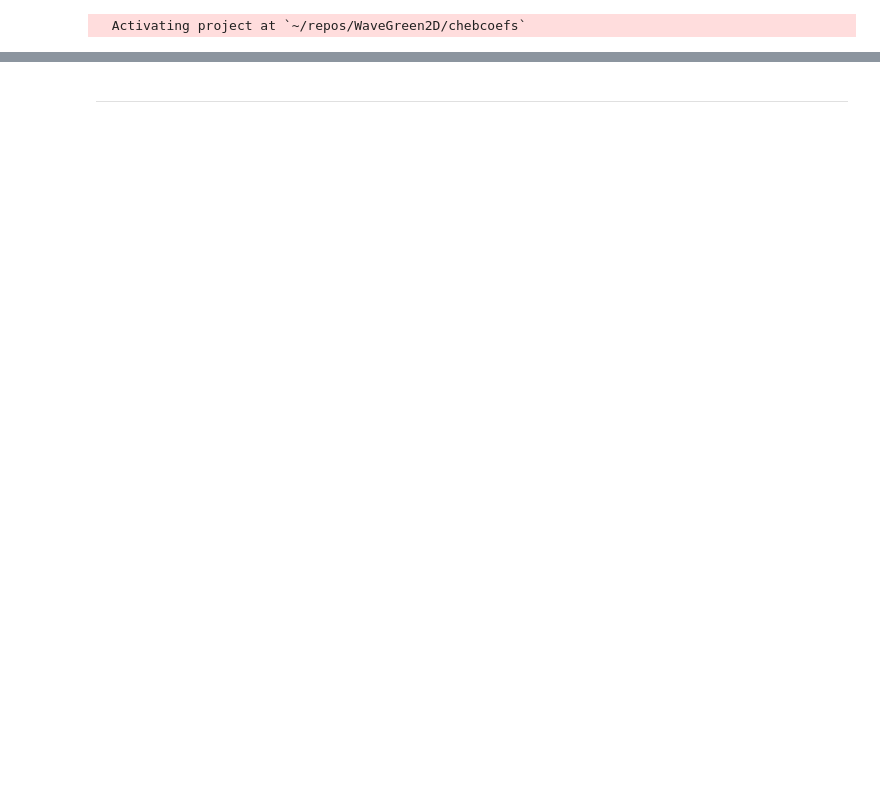
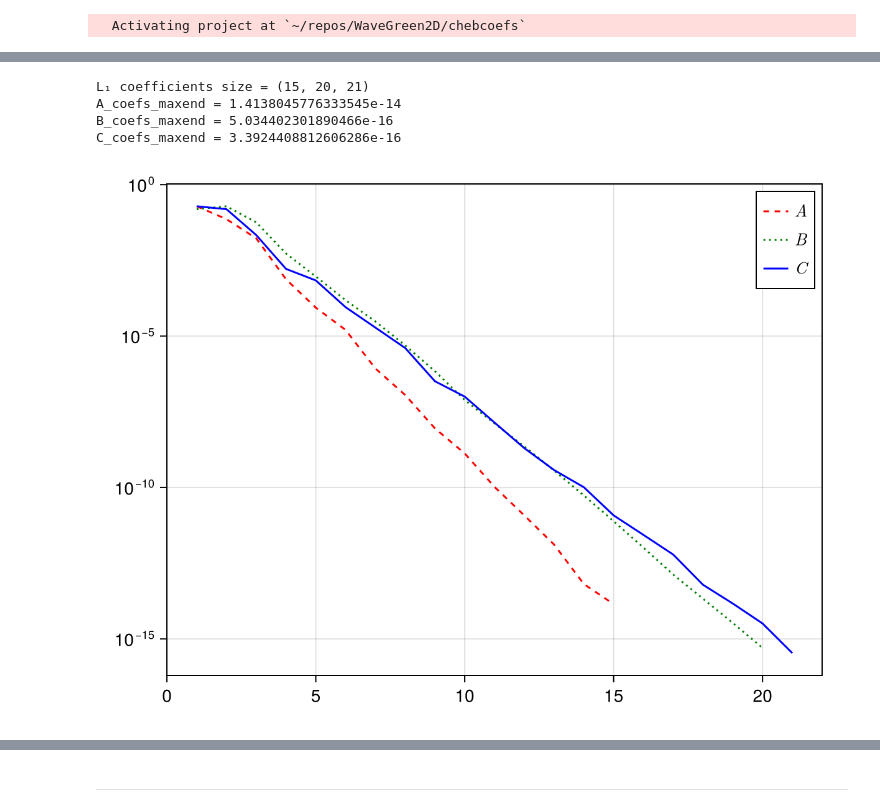
Before and after one commit to rodpcastro/WaveGreen2D.jl, a Jupyter notebook: notebooks/chebdomains02.ipynb, the cells around one changed output, grey strips where cells are left out. Saved outputs shown, nothing was run; the diff lists cells and outputs as text; code cells hidden in the pictures; blank space fills up the shorter version.

```diff
--- a/notebooks/chebdomains02.ipynb
+++ b/notebooks/chebdomains02.ipynb
@@ -214,0 +219,33 @@ fig
+# %%
+L₁C_n = (14, 19, 20)
+
+L₁C_lb = SA[0.0, 0.0, Cmax]
+L₁C_ub = SA[0.5, 1.0, Cmax2]
+
+coefs = generate_coefficients(L₁C, L₁C_n, L₁C_lb, L₁C_ub; tol=tol)
+
+println("L₁ coefficients size = ", coefs.size)
+println("A_coefs_maxend = ", maximum(abs.(coefs[end, :, :])))
+println("B_coefs_maxend = ", maximum(abs.(coefs[:, end, :])))
+println("C_coefs_maxend = ", maximum(abs.(coefs[:, :, end])))
+# %% [output]
+L₁ coefficients size = (15, 20, 21)
+A_coefs_maxend = 1.4138045776333545e-14
+B_coefs_maxend = 5.034402301890466e-16
+C_coefs_maxend = 3.3924408812606286e-16
+# %%
+fig = Figure()
+ax = Axis(fig[1, 1], yscale=log10)
+
+coefs_A = [maximum(abs.(coefs[i, :, :])) for i in 1:size(coefs, 1)]
+coefs_B = [maximum(abs.(coefs[:, j, :])) for j in 1:size(coefs, 2)]
+coefs_C = [maximum(abs.(coefs[:, :, k])) for k in 1:size(coefs, 3)]
+
+lines!(ax, 1:size(coefs, 1), coefs_A, color=:red, linestyle=:dash, label=L"A")
+lines!(ax, 1:size(coefs, 2), coefs_B, color=:green, linestyle=:dot, label=L"B")
+lines!(ax, 1:size(coefs, 3), coefs_C, color=:blue, linestyle=:solid, label=L"C")
+
+axislegend(ax)
+fig
+# %% [output]
+[figure, added]
```
Also changed, not shown: parts of 21 cells of this notebook.
